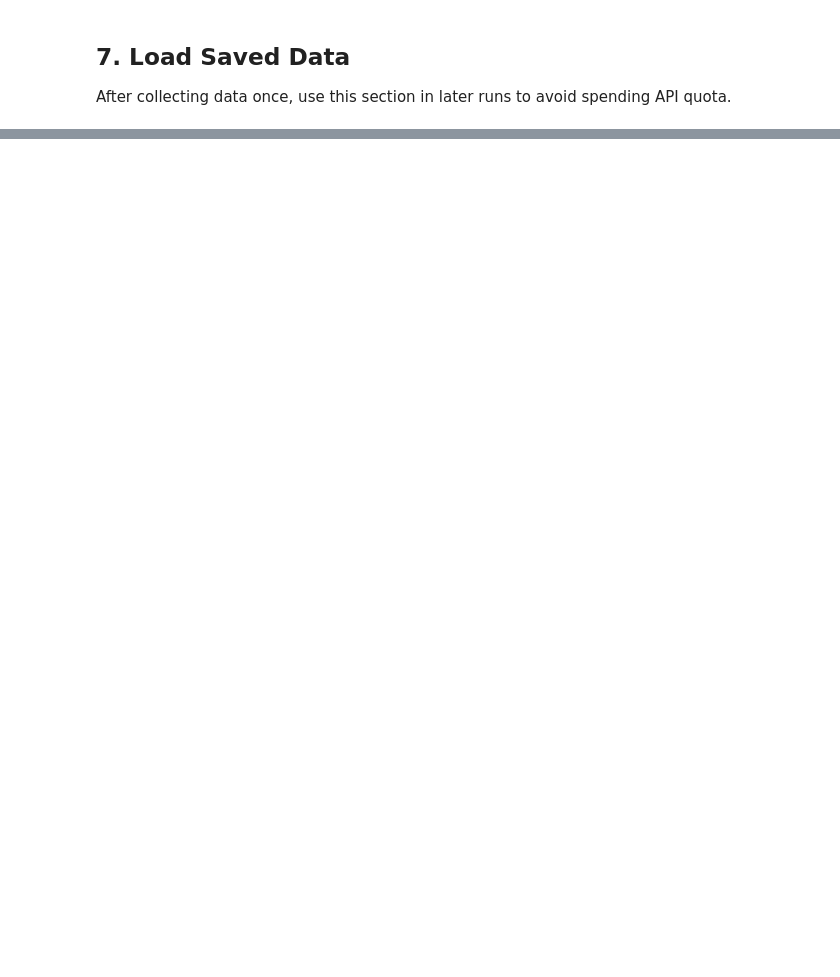
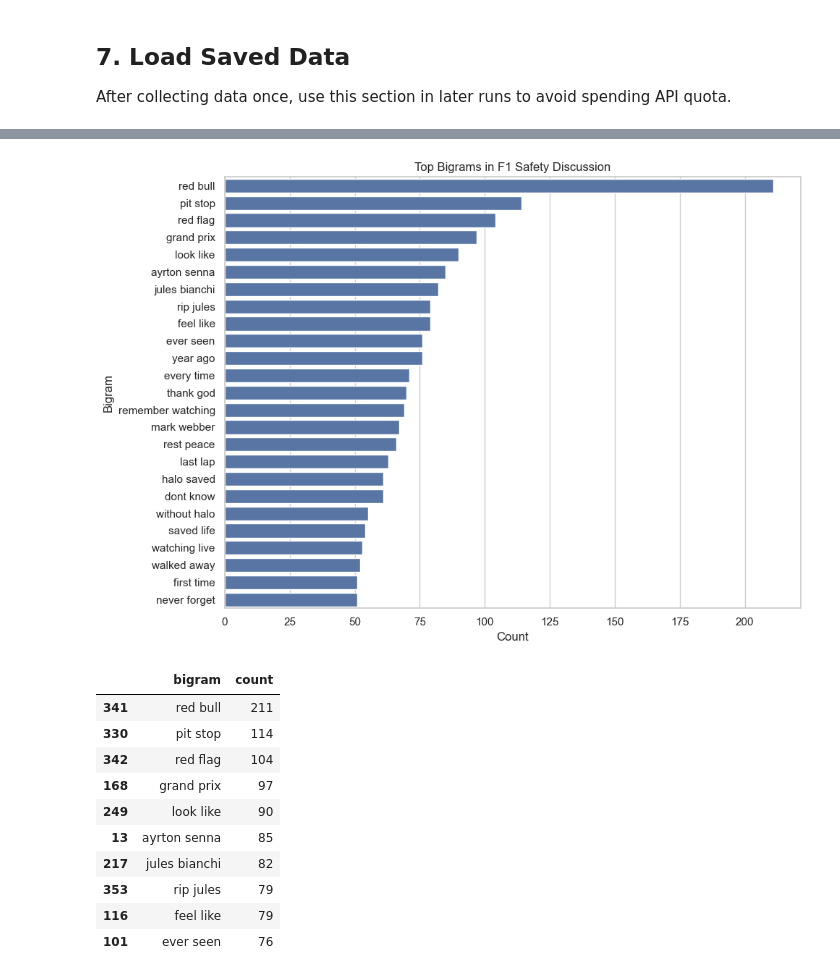
Before and after one commit to davinsn/SMNA_A2, a Jupyter notebook: SMNA_A2_Group_67.ipynb, the cells around one changed output, grey strips where cells are left out. Cells and saved outputs as stored; diff of their text form; code cells hidden in the pictures; blank space fills up the shorter version.

```diff
--- a/SMNA_A2_Group_67.ipynb
+++ b/SMNA_A2_Group_67.ipynb
@@ -297,0 +537,31 @@ print(comments_df.shape)
+# %%
+bigram_vectorizer = CountVectorizer(ngram_range=(2, 2), min_df=3, max_features=500)
+X_bigrams = bigram_vectorizer.fit_transform(df[TEXT_COL])
+
+bigram_counts = np.asarray(X_bigrams.sum(axis=0)).ravel()
+bigram_terms = bigram_vectorizer.get_feature_names_out()
+
+top_bigrams = pd.DataFrame({"bigram": bigram_terms, "count": bigram_counts})     .sort_values("count", ascending=False)     .head(25)
+
+plt.figure(figsize=(10, 7))
+sns.barplot(data=top_bigrams, y="bigram", x="count")
+plt.title("Top Bigrams in F1 Safety Discussion")
+plt.xlabel("Count")
+plt.ylabel("Bigram")
+plt.tight_layout()
+plt.show()
+
+top_bigrams.head(10)
+# %% [output]
+[figure, added]
+|  | bigram | count |
+| 341 | red bull | 211 |
+| 330 | pit stop | 114 |
+| 342 | red flag | 104 |
+| 168 | grand prix | 97 |
+| 249 | look like | 90 |
+| 13 | ayrton senna | 85 |
+| 217 | jules bianchi | 82 |
+| 353 | rip jules | 79 |
+| 116 | feel like | 79 |
+| 101 | ever seen | 76 |
```
Also changed, not shown: parts of 21 cells of this notebook.
